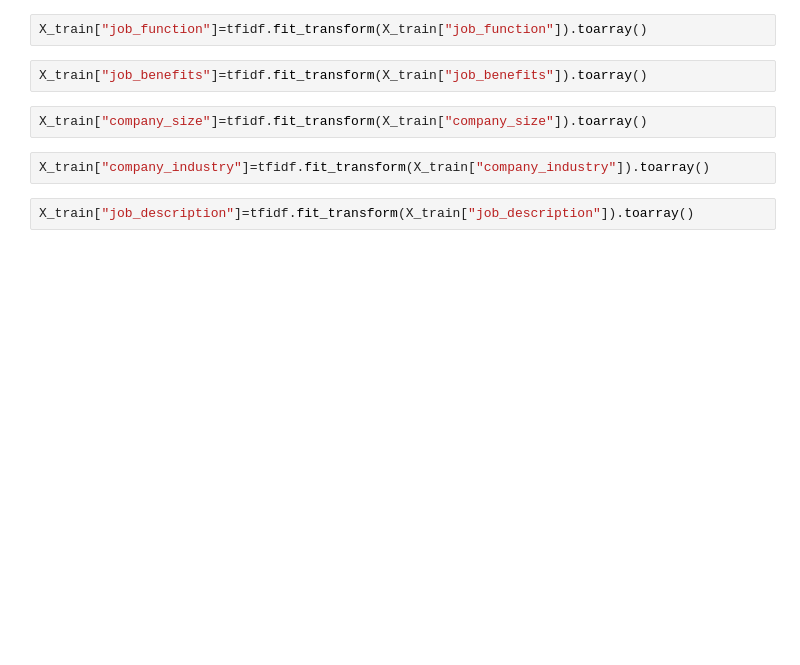
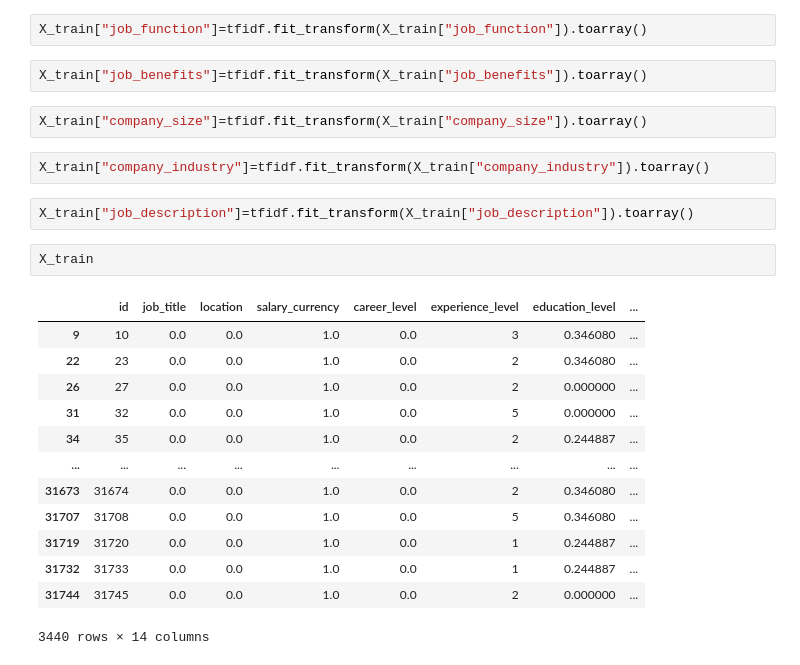
Before and after one commit to TeguhPermana666/Find_IT, a Jupyter notebook: Analisis.ipynb, the cells around one changed output. Saved outputs shown, nothing was run; the diff lists cells and outputs as text; blank space fills up the shorter version.

```diff
--- a/Analisis.ipynb
+++ b/Analisis.ipynb
@@ -726,3 +744,19 @@ X_train["company_size"]=tfidf.fit_transform(X_train["company_size"]).toarray()
 X_train["company_industry"]=tfidf.fit_transform(X_train["company_industry"]).toarray()
 # %%
 X_train["job_description"]=tfidf.fit_transform(X_train["job_description"]).toarray()
+# %%
+X_train
+# %% [output]
+|  | id | job_title | location | salary_currency | career_level | experience_level | education_level | ... |
+| 9 | 10 | 0.0 | 0.0 | 1.0 | 0.0 | 3 | 0.346080 | ... |
+| 22 | 23 | 0.0 | 0.0 | 1.0 | 0.0 | 2 | 0.346080 | ... |
+| 26 | 27 | 0.0 | 0.0 | 1.0 | 0.0 | 2 | 0.000000 | ... |
+| 31 | 32 | 0.0 | 0.0 | 1.0 | 0.0 | 5 | 0.000000 | ... |
+| 34 | 35 | 0.0 | 0.0 | 1.0 | 0.0 | 2 | 0.244887 | ... |
+| ... | ... | ... | ... | ... | ... | ... | ... | ... |
+| 31673 | 31674 | 0.0 | 0.0 | 1.0 | 0.0 | 2 | 0.346080 | ... |
+| 31707 | 31708 | 0.0 | 0.0 | 1.0 | 0.0 | 5 | 0.346080 | ... |
+| 31719 | 31720 | 0.0 | 0.0 | 1.0 | 0.0 | 1 | 0.244887 | ... |
+| 31732 | 31733 | 0.0 | 0.0 | 1.0 | 0.0 | 1 | 0.244887 | ... |
+| 31744 | 31745 | 0.0 | 0.0 | 1.0 | 0.0 | 2 | 0.000000 | ... |
+3440 rows × 14 columns
```
Also changed, not shown: parts of 4 cells of this notebook.
